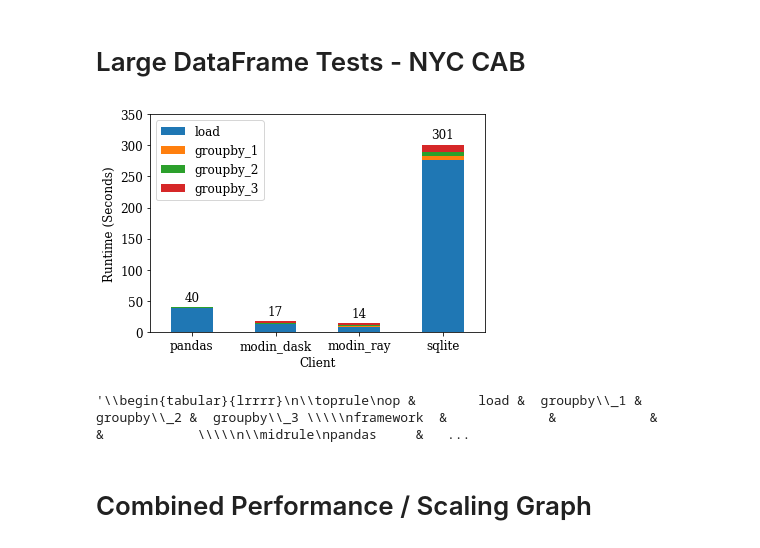
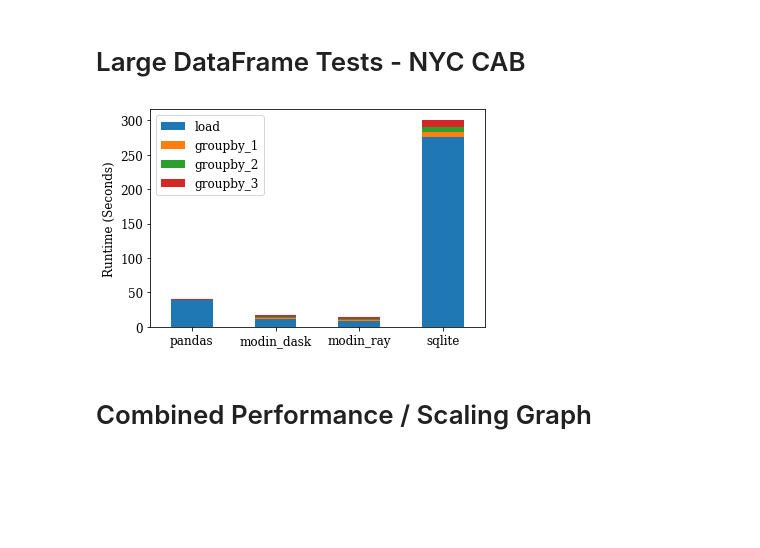
Before and after one commit to suhailrehman/fuzzydata, a Jupyter notebook: examples/Result_Analysis.ipynb, the cells around one changed output. Cells and saved outputs as stored; diff of their text form; code cells hidden in the pictures; blank space fills up the shorter version.

```diff
--- a/examples/Result_Analysis.ipynb
+++ b/examples/Result_Analysis.ipynb
@@ -133,32 +133,18 @@ for f in frameworks:
 
 nyc_cab_perfs = pd.concat(all_perfs, ignore_index=True)
 # %%
-frameworks = ['pandas', 'modin_dask', 'modin_ray', 'sqlite']
 new_op_labels = ['load', 'groupby_1', 'groupby_2', 'groupby_3']
 nyc_cab_perfs['op'] = np.tile(new_op_labels,4)
 pivoted = nyc_cab_perfs.pivot(index='framework', columns='op', values='elapsed_time')
-pivoted = pivoted.reindex(frameworks)[new_op_labels]
+pivoted = pivoted.reindex(['pandas', 'modin_dask', 'modin_ray', 'sqlite'])[new_op_labels]
 ax = pivoted.plot.bar(stacked=True)
 plt.xticks(rotation=0)
-plt.ylim(0,350)
-
-# Add total Labels
-totals = pivoted.sum(axis=1)
-y_offset = 10
-# Add labels to each bar.
-for i, total in enumerate(totals):
-    ax.text(i, total + y_offset, round(total), ha='center')
-
 plt.legend()
 plt.xlabel('Client')
 plt.ylabel('Runtime (Seconds)')
 plt.savefig('real_example.pdf', bbox_inches='tight')
 # %% [output]
-[figure, old version]
+[figure, new version]
-# %%
-pivoted.to_latex()
-# %% [output]
-'\\begin{tabular}{lrrrr}\n\\toprule\nop &        load &  groupby\\_1 &  groupby\\_2 &  groupby\\_3 \\\\\nframework  &             &            &            &            \\\\\n\\midrule\npandas     &   ...
 # %% [markdown]
 # Combined Performance / Scaling Graph
 # %%
```
Also changed, not shown: parts of 17 cells of this notebook, 6 other files.
